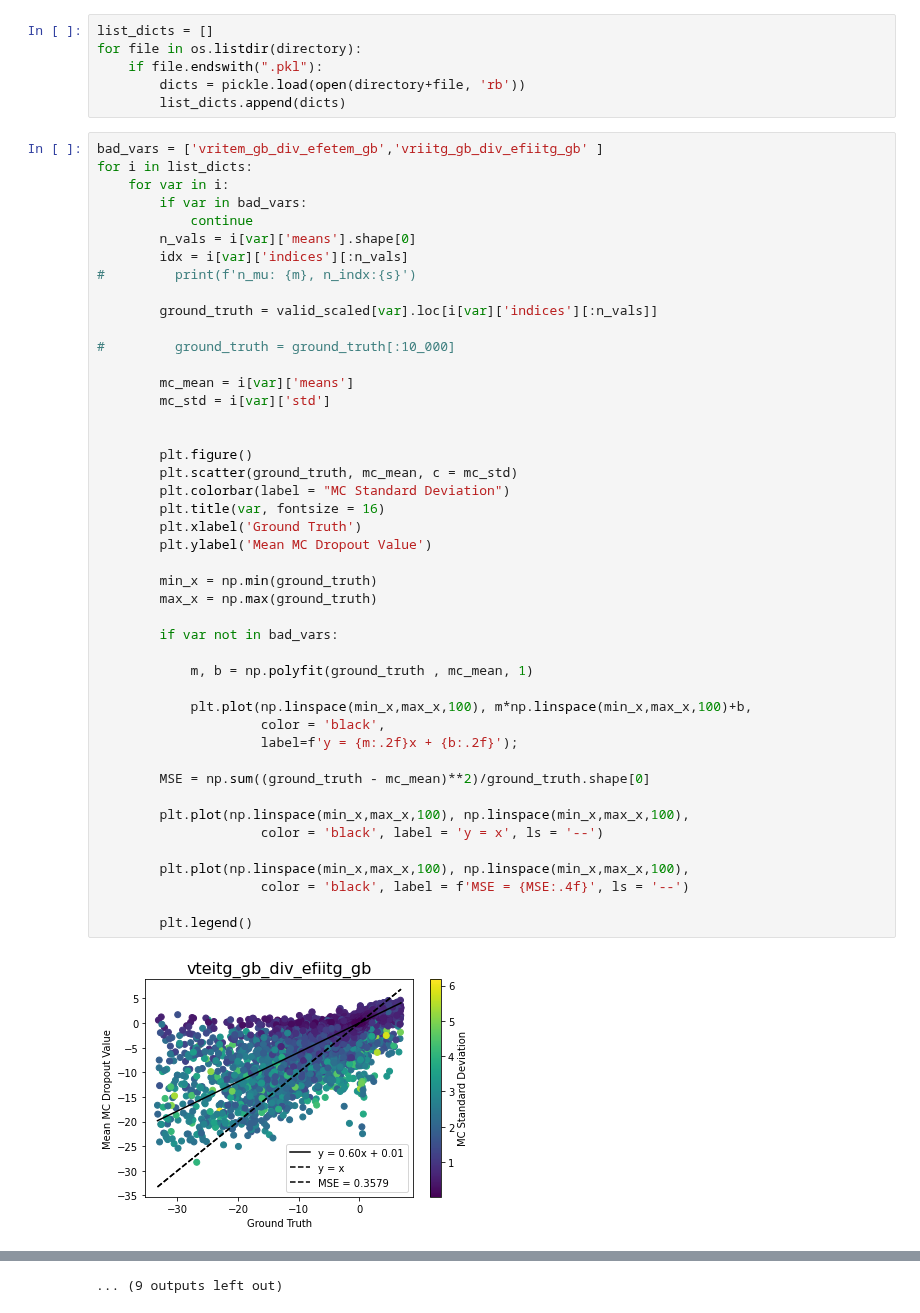
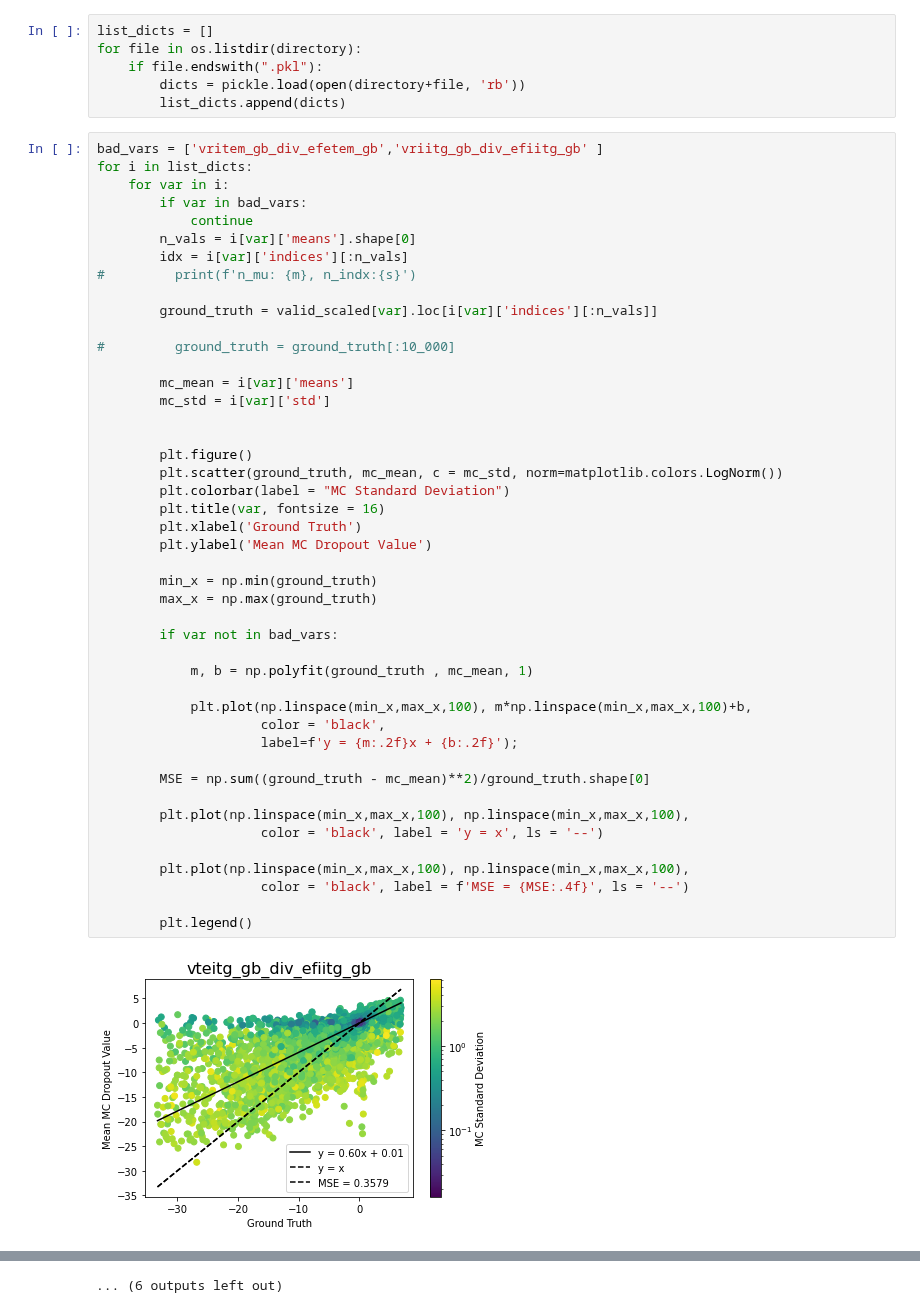
Before and after one commit to zcapjdb/UKAEAGroupProject, a Jupyter notebook: src/notebooks/RegressionVariance.ipynb, the cells around one changed output, grey strips where cells are left out. Cells and saved outputs as stored; diff of their text form.

Commit message:
Log scale colorbar

```diff
--- a/src/notebooks/RegressionVariance.ipynb
+++ b/src/notebooks/RegressionVariance.ipynb
@@ -53,32 +54,32 @@ for i in list_dicts:
         mc_std = i[var]['std']
 
 
         plt.figure()
-        plt.scatter(ground_truth, mc_mean, c = mc_std)
+        plt.scatter(ground_truth, mc_mean, c = mc_std, norm=matplotlib.colors.LogNorm())
         plt.colorbar(label = "MC Standard Deviation")
         plt.title(var, fontsize = 16)
         plt.xlabel('Ground Truth')
         plt.ylabel('Mean MC Dropout Value')
 
         min_x = np.min(ground_truth)
         max_x = np.max(ground_truth)
 
         if var not in bad_vars:
 
             m, b = np.polyfit(ground_truth , mc_mean, 1)
 
             plt.plot(np.linspace(min_x,max_x,100), m*np.linspace(min_x,max_x,100)+b,
                      color = 'black',
                      label=f'y = {m:.2f}x + {b:.2f}');
 
         MSE = np.sum((ground_truth - mc_mean)**2)/ground_truth.shape[0]
 
         plt.plot(np.linspace(min_x,max_x,100), np.linspace(min_x,max_x,100),
                      color = 'black', label = 'y = x', ls = '--')
 
         plt.plot(np.linspace(min_x,max_x,100), np.linspace(min_x,max_x,100),
                      color = 'black', label = f'MSE = {MSE:.4f}', ls = '--')
 
         plt.legend()
 # %% [output]
-[figure, old version]
+[figure, new version]
@@ -96 +97 @@ for i in list_dicts:
-... (9 outputs left out)
+... (6 outputs left out)
```
Also changed, not shown: parts of 2 cells of this notebook.
